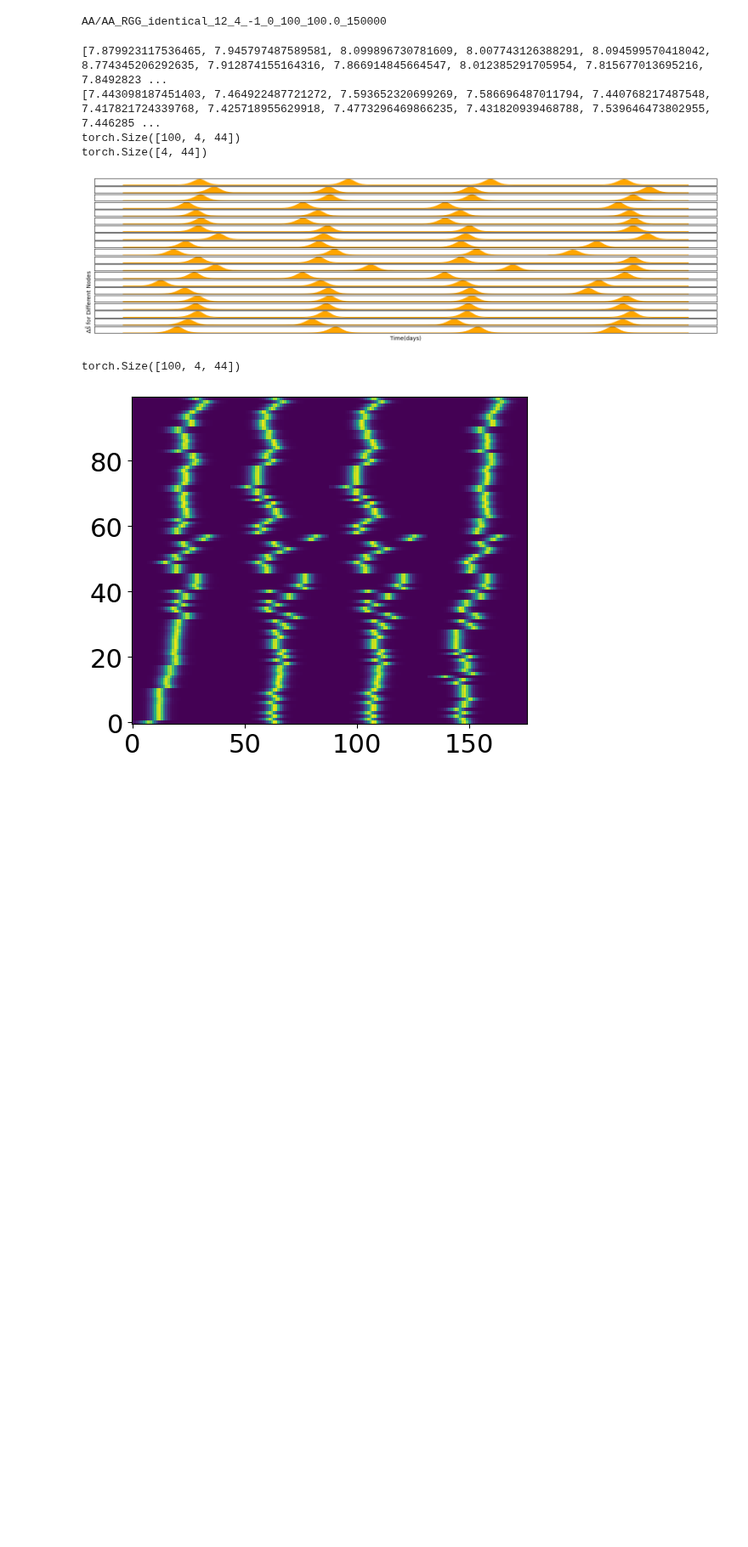
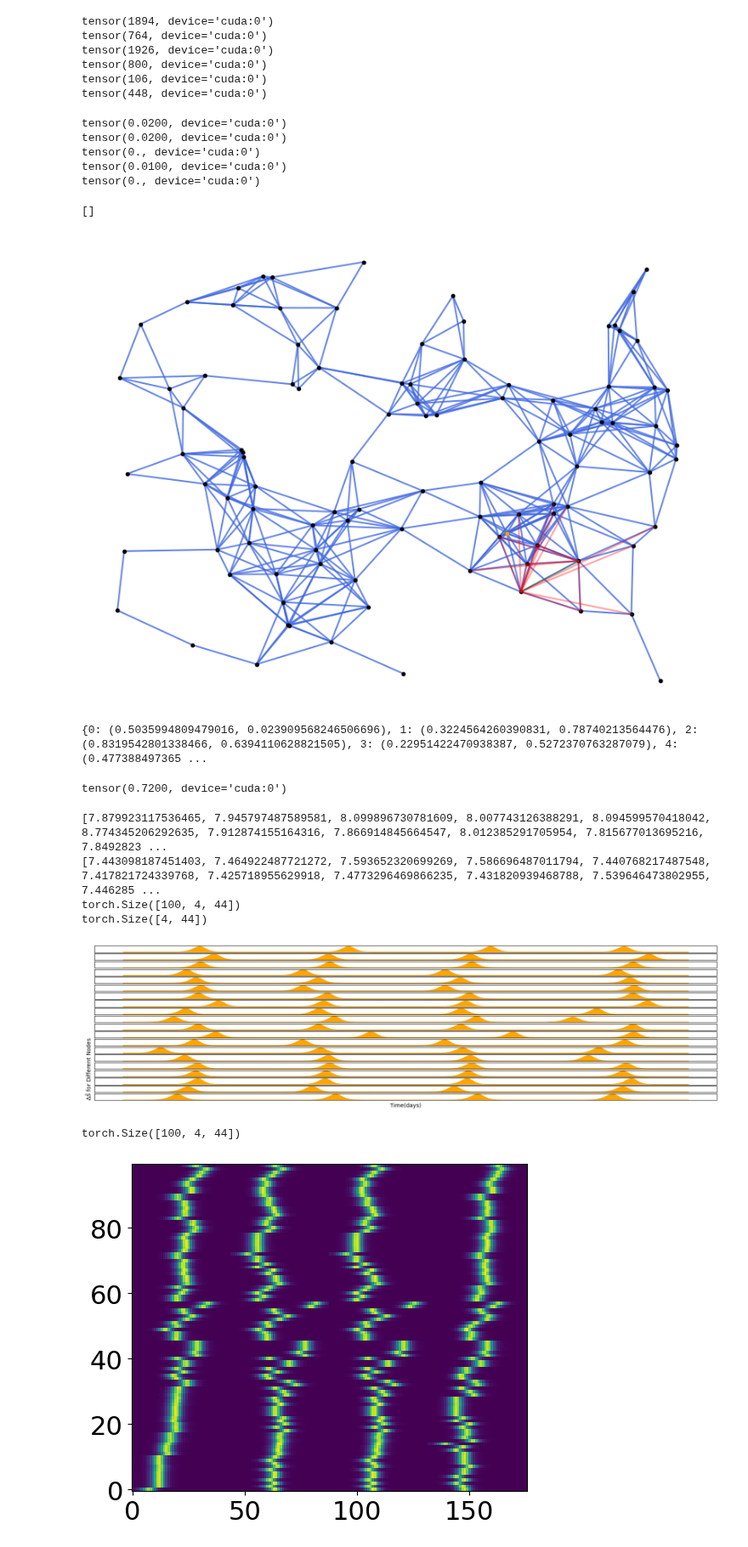
Before and after one commit to bizhili/Topology_Learning_Epis, a Jupyter notebook: test_multi_cities_no_att_new.ipynb, the cells around one changed output. Shown at 85% size. Drawn from its saved outputs; the diff is of its cells as text; code cells hidden in the pictures; blank space fills up the shorter version.

```diff
--- a/test_multi_cities_no_att_new.ipynb
+++ b/test_multi_cities_no_att_new.ipynb
@@ -201,0 +223,25 @@ tensor(0.0095, device='cuda:0')
+# %%
+from scipy import stats
+def max_capacity(Aw, device= "cpu"):
+    m= Aw.shape[0]
+    capaMat= torch.zeros((m, m),device= device)
+    secMap= torch.zeros((m, m),device= device)
+    for i in (range(m)):
+        for j in range(m):
+            if i!=j:
+                secMap[i, j]= (torch.min(Aw[i, :], Aw[:, j])).sum()
+    for i in tqdm(range(m)):
+        for j in range(m):
+            if i!=j:
+                capaMat[i, j]+= Aw[i, j]+secMap[i, j]
+    return capaMat
+AwfString = max_capacity(Awf, device= device)
+PreAString = max_capacity(Aw, device= device)
+print(evaluate.pearson_correlation(Awf, Aw))
+print(evaluate.pearson_correlation(AwfString, PreAString))
+print(np.round(evaluate.jaccard_similarity(Awf, Aw).item(),8))
+print(np.round(evaluate.jaccard_similarity(AwfString, PreAString).item(),8))
+print(stats.spearmanr(Awf.flatten().cpu().detach().numpy(), Aw.flatten().cpu().detach().numpy()))
+print(stats.spearmanr(AwfString.flatten().cpu().detach().numpy(), PreAString.flatten().cpu().detach().numpy()))
+print(stats.kendalltau(Awf.flatten().cpu().detach().numpy(), Aw.flatten().cpu().detach().numpy()))
+print(stats.kendalltau(AwfString.flatten().cpu().detach().numpy(), PreAString.flatten().cpu().detach().numpy()))
@@ -202,4 +257,50 @@ tensor(0.0095, device='cuda:0')
+# %%
+print(torch.sum(AwfString>1e-8))
+print(torch.sum(Awf>1e-8))
+print(torch.sum(PreAString>1e-8))
+print(torch.sum(Aw>1e-8))
+print(torch.sum(torch.abs(Awf-Aw)>1e-8))
+print(torch.sum(torch.abs(AwfString-PreAString)>1e-8))
+# %% [output]
+tensor(1894, device='cuda:0')
+tensor(764, device='cuda:0')
+tensor(1926, device='cuda:0')
+tensor(800, device='cuda:0')
+tensor(106, device='cuda:0')
+tensor(448, device='cuda:0')
+# %%
+id0= 6
+id1= 53
+print(PreAString[id0, id1])
+print(AwfString[id0, id1])
+print(Aw[id0, id1])
+print(Aw[62, 53])
+print((PreAString-AwfString)[6, 53])
+# %% [output]
+tensor(0.0200, device='cuda:0')
+tensor(0.0200, device='cuda:0')
+tensor(0., device='cuda:0')
+tensor(0.0100, device='cuda:0')
+tensor(0., device='cuda:0')
+# %%
+wrongLinks= torch.nonzero(torch.abs(PreAString-AwfString)>1e-4)
+wrongLinks= wrongLinks.cpu().detach().numpy()
+wrongLinksList= wrongLinks.tolist()
+wrongLinksList2= []
+for link in wrongLinksList:
+        if link[0] in originalNodes or link[1] in originalNodes:
+                if Aw[link[0], link[1]]==0:
+                    continue
+                    wrongLinksList2.append(link)
+        else:
+            wrongLinksList2.append(link)
+print(wrongLinksList2)
+if paras.plot== "2d_RGG":
+        plotGraph.plot_spring_and_degree_connecting_flight(G, pos= pos, wrongLinks= wrongLinksList, seleLinksT=seleLinksT, routingNodes=routingNodes)
+# %% [output]
+[]
+[figure, added]
 # %%
-print(fileName)
+print(pos)
 # %% [output]
-AA/AA_RGG_identical_12_4_-1_0_100_100.0_150000
+{0: (0.5035994809479016, 0.023909568246506696), 1: (0.3224564260390831, 0.78740213564476), 2: (0.8319542801338466, 0.6394110628821505), 3: (0.22951422470938387, 0.5272370763287079), 4: (0.477388497365 ...
@@ -206,3 +317,7 @@ AA/AA_RGG_identical_12_4_-1_0_100_100.0_150000
+# %%
+print(torch.sum(torch.abs(PreAString-AwfString)))
+# %% [output]
+tensor(0.7200, device='cuda:0')
 # %%
 R0s_taus= [[random.uniform(paras.R0Mean-paras.R0Std, paras.R0Mean+paras.R0Std),
             random.uniform(paras.tauMean-paras.tauStd, paras.tauMean+paras.tauStd)] for _ in range(40)]
```
Also changed, not shown: parts of 7 cells of this notebook, 8 other files.
